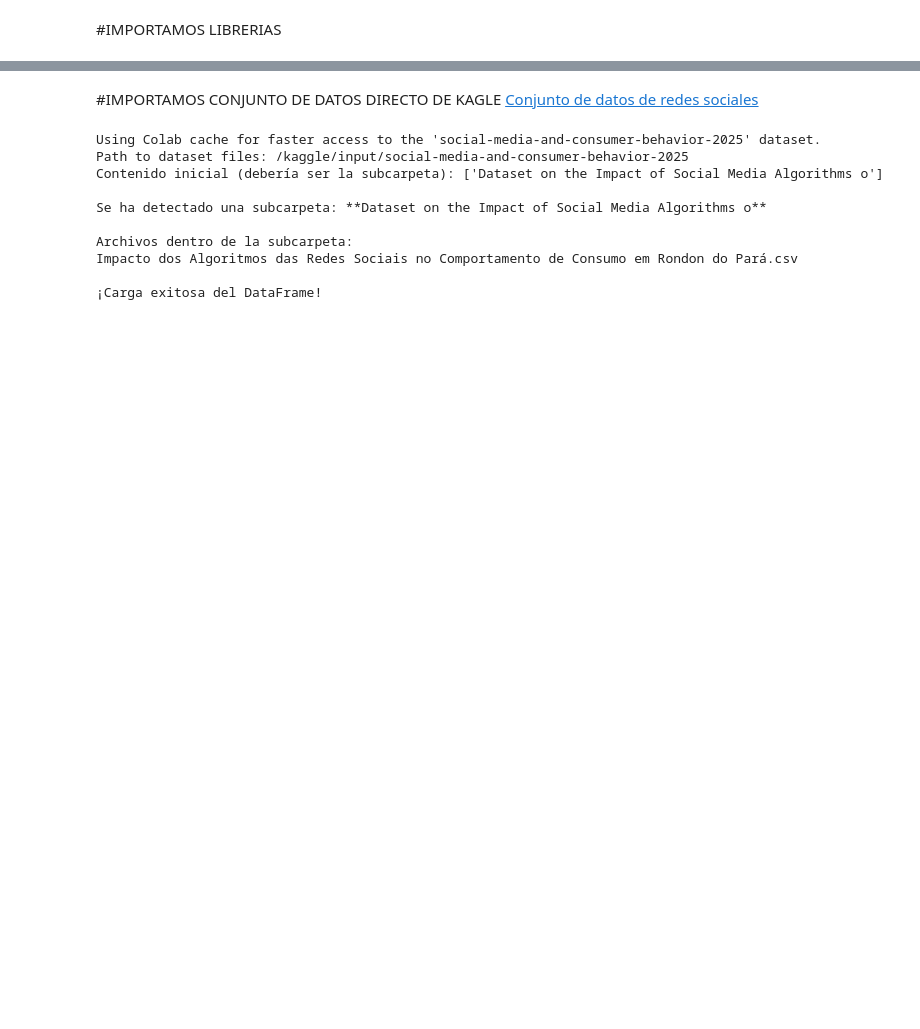
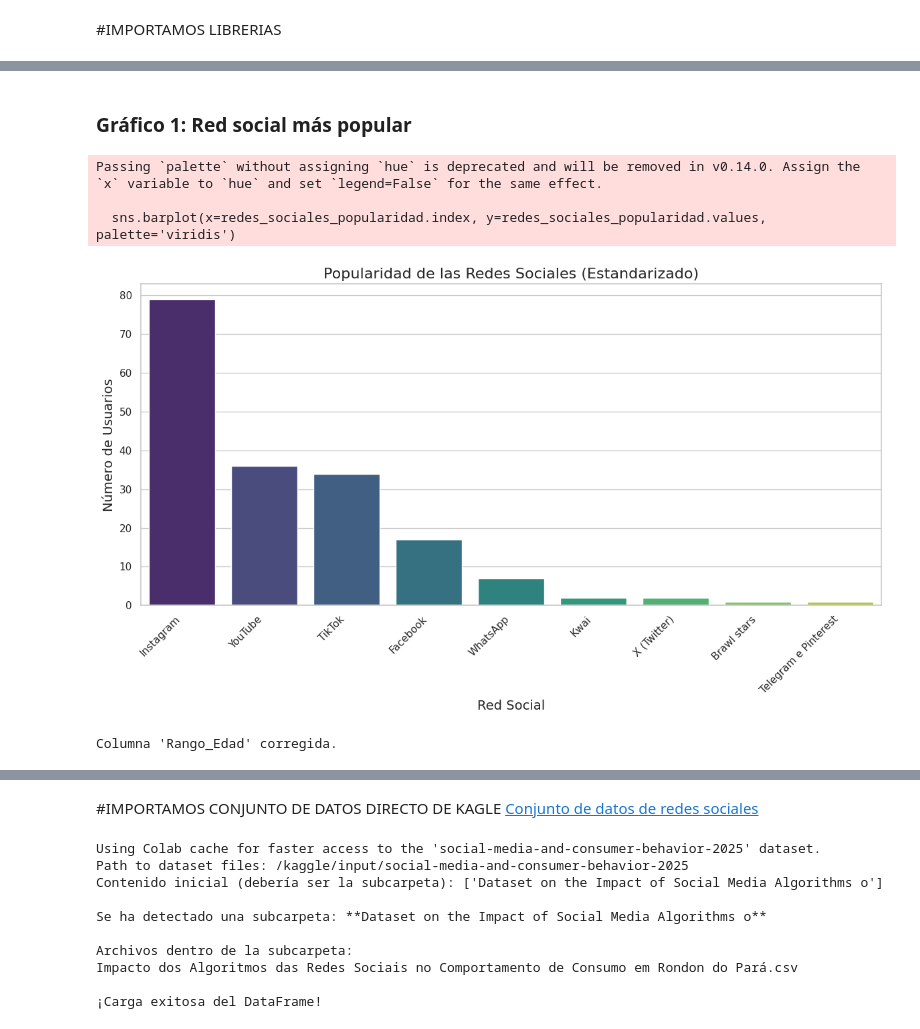
Before and after one commit to Maria-Guadalupe111/redes-socialess, a Jupyter notebook: AnalisisRedesSociales.ipynb, the cells around one changed output, grey strips where cells are left out. Cells and saved outputs as stored; diff of their text form; code cells hidden in the pictures; blank space fills up the shorter version.

```diff
--- a/AnalisisRedesSociales.ipynb
+++ b/AnalisisRedesSociales.ipynb
@@ -4,0 +19,34 @@
+# %%
+import matplotlib.pyplot as plt
+import seaborn as sns
+
+# Configuración global para mejorar la estética de los gráficos
+sns.set_theme(style="whitegrid")
+plt.rcParams['figure.figsize'] = (10, 6)
+plt.rcParams['font.size'] = 12
+# %% [markdown]
+### Gráfico 1: Red social más popular
+# %%
+plt.figure(figsize=(12, 7))
+sns.barplot(x=redes_sociales_popularidad.index, y=redes_sociales_popularidad.values, palette='viridis')
+plt.title('Popularidad de las Redes Sociales (Estandarizado)', fontsize=16)
+plt.xlabel('Red Social', fontsize=14)
+plt.ylabel('Número de Usuarios', fontsize=14)
+plt.xticks(rotation=45, ha='right')
+plt.tight_layout()
+plt.show()
+# %% [output]
+Passing `palette` without assigning `hue` is deprecated and will be removed in v0.14.0. Assign the `x` variable to `hue` and set `legend=False` for the same effect.
+
+  sns.barplot(x=redes_sociales_popularidad.index, y=redes_sociales_popularidad.values, palette='viridis')
+[figure, added]
+# %%
+# Corregir 'anos' por 'años' en la columna 'Rango_Edad'
+df_redesSociales['Rango_Edad'] = df_redesSociales['Rango_Edad'].str.replace('anos', 'años', regex=False)
+print("Columna 'Rango_Edad' corregida.")
+
+# Luego de ejecutar esta celda, por favor, ejecuta las siguientes celdas nuevamente para actualizar los resultados y el gráfico:
+# - La celda con ID `a7f9d248` (Rango de edad con más compras tras ver un anuncio)
+# - La celda con ID `d78f7735` (Gráfico 3: Rango de edad con más compras tras ver un anuncio)
+# %% [output]
+Columna 'Rango_Edad' corregida.
```
Also changed, not shown: parts of 35 cells of this notebook.
